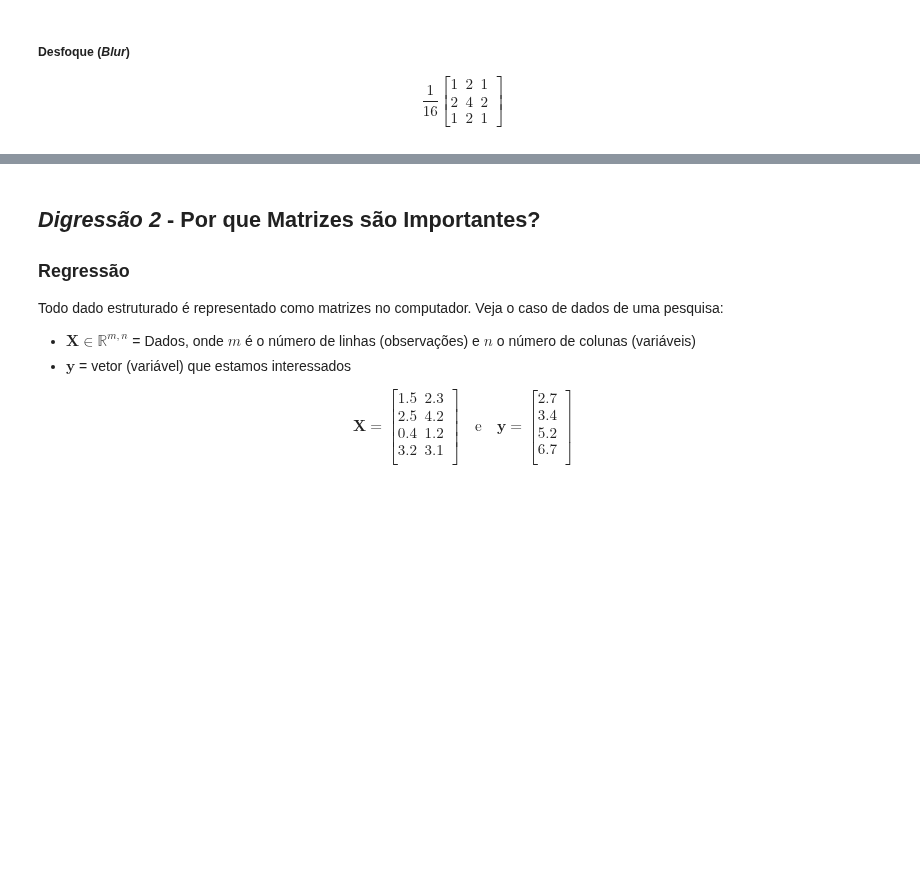
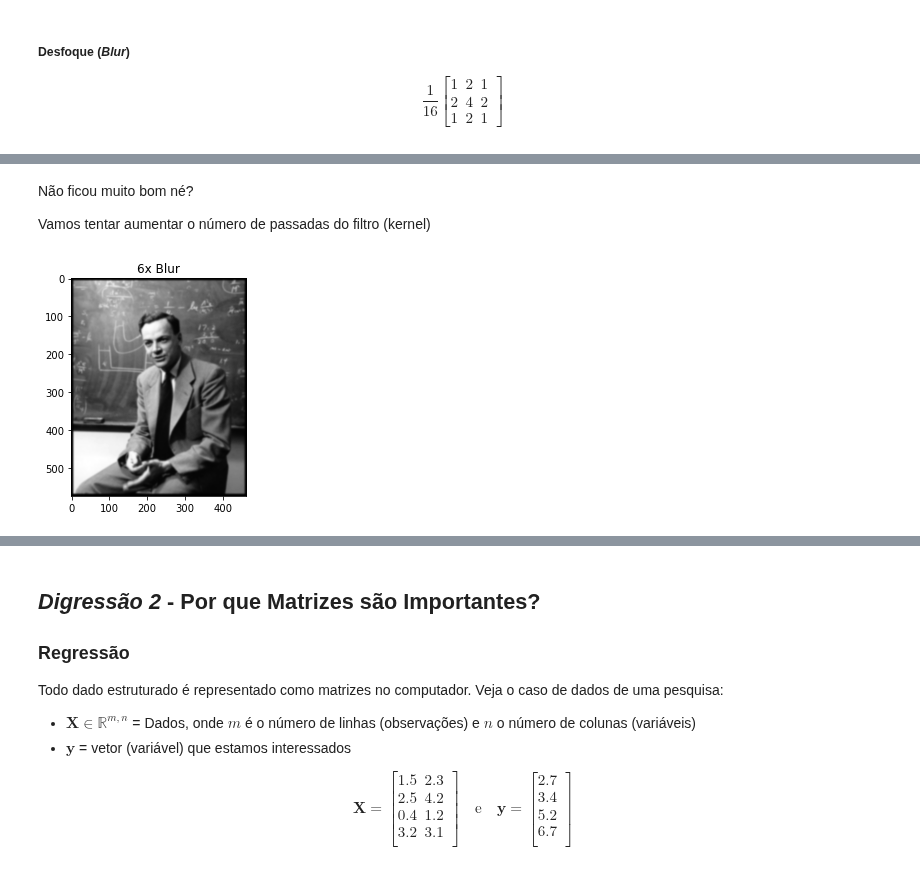
Before and after one commit to storopoli/ciencia-de-dados, a Jupyter notebook: notebooks/Aula_6_Numpy_Algebra_Linear.ipynb, the cells around one changed output, grey strips where cells are left out. Saved outputs shown, nothing was run; the diff lists cells and outputs as text; code cells hidden in the pictures; blank space fills up the shorter version.

```diff
--- a/notebooks/Aula_6_Numpy_Algebra_Linear.ipynb
+++ b/notebooks/Aula_6_Numpy_Algebra_Linear.ipynb
@@ -222 +228,22 @@ plt.show()
+# %% [markdown]
+Não ficou muito bom né?
+
+Vamos tentar aumentar o número de passadas do filtro (kernel)
+# %%
+feynman_blur_rep = convolve( # 1
+    convolve( # 2
+        convolve( # 3
+            convolve( # 4
+                convolve( # 5
+                    convolve(feynman, blur), # 6
+                    blur), # 5
+                blur), # 4
+            blur), # 3
+        blur), # 2
+    blur) # 1
+plt.imshow(feynman_blur_rep, cmap='gray')
+plt.title('6x Blur')
+plt.show()
+# %% [output]
+[figure, added]
 # %% [markdown]
```
Also changed, not shown: parts of 12 cells of this notebook.
